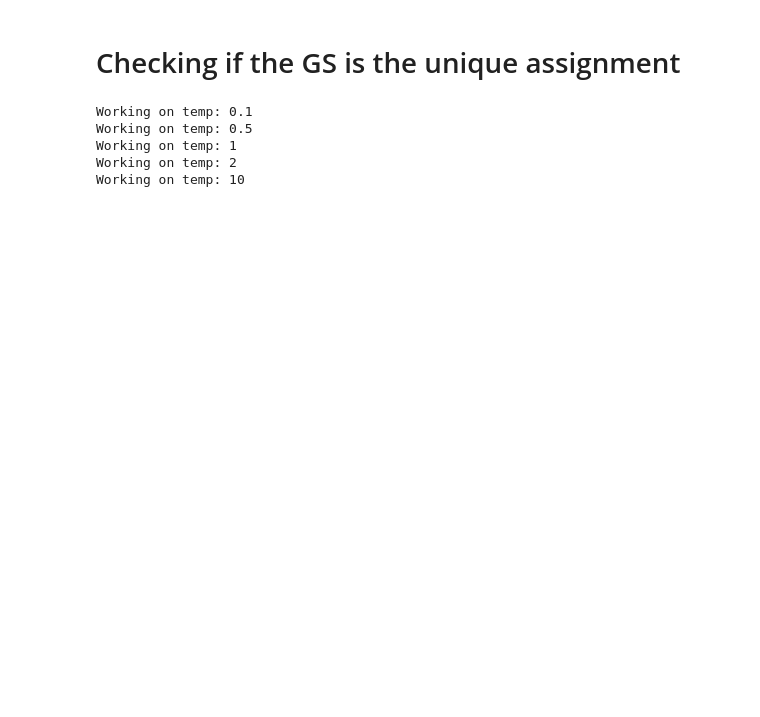
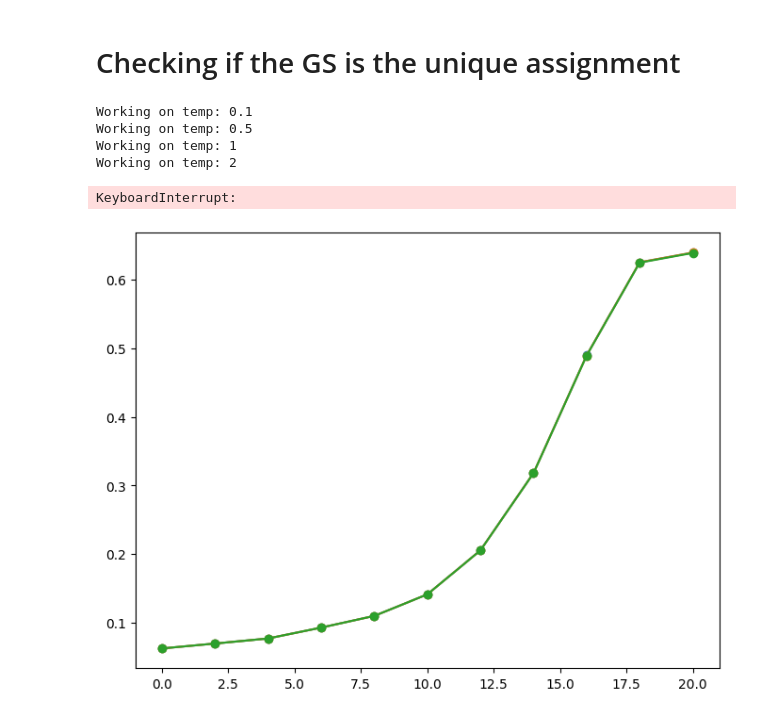
Before and after one commit to chenscheimq/QEC, a Jupyter notebook: EC3/EC3_q.ipynb, the cells around one changed output. Cells and saved outputs as stored; diff of their text form; code cells hidden in the pictures; blank space fills up the shorter version.

```diff
--- a/EC3/EC3_q.ipynb
+++ b/EC3/EC3_q.ipynb
@@ -153,6 +153,15 @@ def H_P(clauses):
 def H_t(s, Hp, Hb):
     return (1 - s) * Hb + s * Hp
 
+def H_C(t, clauses, t_max):
+    H_c = Qobj(qzero(2**n_qubits))
+    s = t / t_max
+    for clause in clauses:
+        H_B_C = H_B([clause])
+        H_B_P = H_P([clause])
+        H_c += H_B_C*(1 - s) + H_B_P*s
+    return H_c
+
 s_values = np.linspace(0, 1, 1000)
 Hb = H_B(clauses)
 Hp = H_P(clauses)
@@ -269,7 +278,7 @@ def c_ops_gen(t, args):
 
         # c_ops_n.append(c_ops)
     # return c_ops_n[0]
-    return c_ops
+    return 0.5 * c_ops
 
 def rho_P(T):
     eigenvalues, eigenstates = Hp.eigenstates()
@@ -293,10 +302,13 @@ temperatures = [1/10, 1/2, 1, 2, 10]
 # Initial state (starting in the ground state of H_B)
 rho0 = initial_gs * initial_gs.dag()
 
-w = lambda t, args: 1 - t / int(np.max(times))
-f = lambda t, args: t / int(np.max(times))
+w = lambda t, args: 1 - (t / int(np.max(times)))
+f = lambda t, args: (t / int(np.max(times)))
 
 H_obj = [[Hb, w], [Hp, f]]
+H_C_t = QobjEvo(H_C, args={'t_max': int(np.max(times)),
+                           'clauses': clauses})
+
 # Target state (ground state of H_P)
 rho1 = final_gs * final_gs.dag()
 
@@ -306,12 +318,6 @@ expects_at_end = []
 for T in temperatures:
     print('Working on temp:', T)
 
-    # c_ops = []
-    # for t in times:
-    #     c_ops.append(c_ops_gen(t, args_C))
-
-    # C_ops_oper = [QobjEvo([c_ops_gen], args=args_C, tlist=times)]
-    # H_qobj_evo = QobjEvo(H_obj, tlist=times)
     c_ops_s = []
     for i in range(n_qubits):
         args_C = {"args_H": args_H,
@@ -323,9 +329,9 @@ for T in temperatures:
         c_ops_i = QobjEvo(c_ops_gen, args=args_C)
         c_ops_s.append(c_ops_i)
 
-
     # Solve the master equation over time
-    results = mesolve(H_obj, rho0, times, c_ops=c_ops_s, options={'nsteps': 100000})
+    results = mesolve(H_C_t, rho0, times, c_ops=c_ops_s, options={'nsteps': 10000})
+    #
 
     exps = []
     for state_dm in results.states:
@@ -334,32 +340,33 @@ for T in temperatures:
 
     #thermal success probabilities
     expects_at_end.append(expect(rho_P(T), final_gs))
 
 x_s = [np.max(times) + 0.5 for _ in range(len(temperatures))]
 plt.plot(x_s, expects_at_end, '<', color='black')
 
 # results_se = sesolve(lambda t, args: H_s_t(t, args_H), initial_gs, times)
-results_se = sesolve(H_obj, initial_gs, times)
+results_se = sesolve(H_C_t, initial_gs, times)
 exps_se = []
 for state in results_se.states:
     exps_se.append(expect(ket2dm(state), final_gs))
 plt.plot(times, exps_se, '--', label="No Decoherence", color='black', linewidth=1.5)
 
 # Plot formatting
 plt.xlabel('Run time')
 plt.ylabel('Success Probability')
 plt.title('Success Probability (' + r"$\langle \varphi | \rho(T) | \varphi \rangle$"
           + ') with Decoherence at Different Temperatures - '
           + r'$\Delta$'
           + ' = {} - '.format(round(energy_diff,3))
           + r'$\lambda^{2}$'
           + ' = {}'.format(lambda_2))
 plt.legend()
 plt.grid(True)
 plt.show()
 # %% [output]
 Working on temp: 0.1
 Working on temp: 0.5
 Working on temp: 1
 Working on temp: 2
-Working on temp: 10
+KeyboardInterrupt:
+[figure, added]
```
Also changed, not shown: parts of 5 cells of this notebook.
